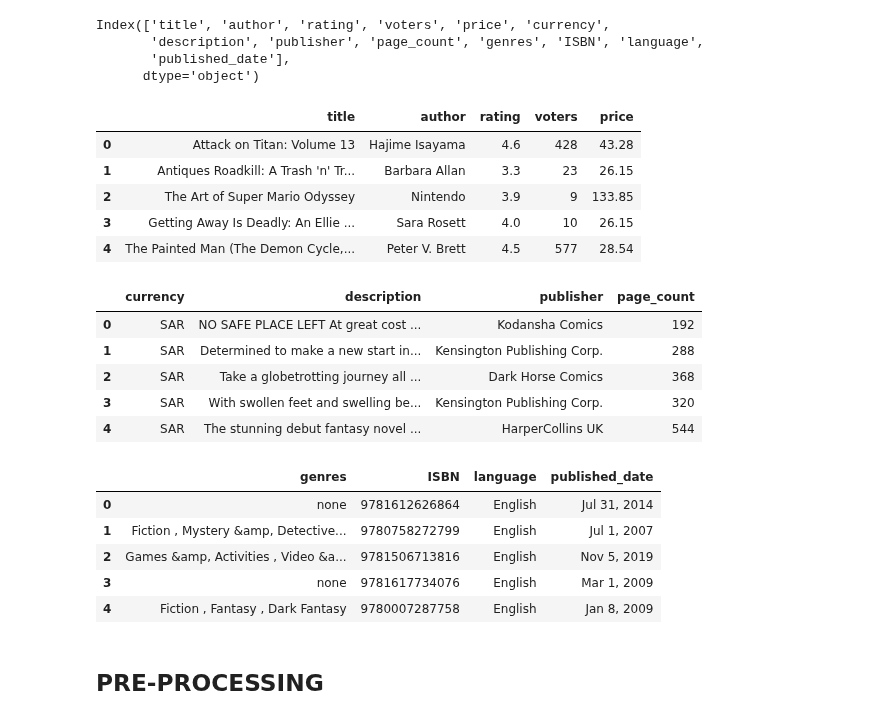
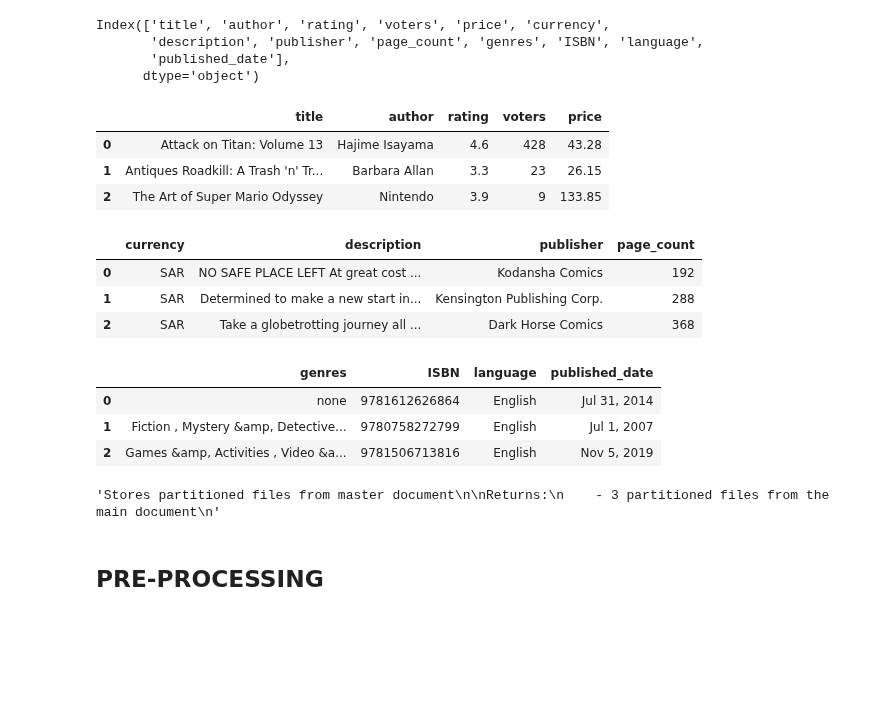
Before and after one commit to bigmikecreates/nlp-practice, a Jupyter notebook: src/notebooks/explore.ipynb, the cells around one changed output. Saved outputs shown, nothing was run; the diff lists cells and outputs as text; code cells hidden in the pictures; blank space fills up the shorter version.

```diff
--- a/src/notebooks/explore.ipynb
+++ b/src/notebooks/explore.ipynb
@@ -61,35 +61,54 @@ Index(['title', 'author', 'rating', 'voters', 'price', 'currency',
        'published_date'],
       dtype='object')
 # %%
-doc_p1 = document.head()[['title',"author", "rating", "voters", "price"]]
-doc_p1
+doc_p1 = document[['title',"author", "rating", "voters", "price"]]
+"""Stores the first partition of the document
+
+Columns: 'title',"author", "rating", "voters", "price"
+"""
+
+doc_p1[:3]
 # %% [output]
 |  | title | author | rating | voters | price |
 | 0 | Attack on Titan: Volume 13 | Hajime Isayama | 4.6 | 428 | 43.28 |
 | 1 | Antiques Roadkill: A Trash 'n' Tr... | Barbara Allan | 3.3 | 23 | 26.15 |
 | 2 | The Art of Super Mario Odyssey | Nintendo | 3.9 | 9 | 133.85 |
-| 3 | Getting Away Is Deadly: An Ellie ... | Sara Rosett | 4.0 | 10 | 26.15 |
-| 4 | The Painted Man (The Demon Cycle,... | Peter V. Brett | 4.5 | 577 | 28.54 |
 # %%
-doc_p2 = document.head()[["currency", "description", "publisher", "page_count"]]
-doc_p2
+doc_p2 = document[["currency", "description", "publisher", "page_count"]]
+"""Stores the second partition of the document
+
+Columns: "currency", "description", "publisher", "page_count"
+"""
+
+doc_p2[:3]
 # %% [output]
 |  | currency | description | publisher | page_count |
 | 0 | SAR | NO SAFE PLACE LEFT At great cost ... | Kodansha Comics | 192 |
 | 1 | SAR | Determined to make a new start in... | Kensington Publishing Corp. | 288 |
 | 2 | SAR | Take a globetrotting journey all ... | Dark Horse Comics | 368 |
-| 3 | SAR | With swollen feet and swelling be... | Kensington Publishing Corp. | 320 |
-| 4 | SAR | The stunning debut fantasy novel ... | HarperCollins UK | 544 |
 # %%
-doc_p3 = document.head()[["genres", 'ISBN', 'language', 'published_date']]
-doc_p3
+doc_p3 = document[["genres", 'ISBN', 'language', 'published_date']]
+"""Stores the third partition of the document
+
+Columns: "genres", 'ISBN', 'language', 'published_date'
+"""
+
+doc_p3[:3]
 # %% [output]
 |  | genres | ISBN | language | published_date |
 | 0 | none | 9781612626864 | English | Jul 31, 2014 |
 | 1 | Fiction , Mystery &amp, Detective... | 9780758272799 | English | Jul 1, 2007 |
 | 2 | Games &amp, Activities , Video &a... | 9781506713816 | English | Nov 5, 2019 |
-| 3 | none | 9781617734076 | English | Mar 1, 2009 |
-| 4 | Fiction , Fantasy , Dark Fantasy | 9780007287758 | English | Jan 8, 2009 |
+# %%
+joint_partitioned_doc = [doc_p1, doc_p2, doc_p3]
+
+"""Stores partitioned files from master document
+
+Returns:
+    - 3 partitioned files from the main document
+"""
+# %% [output]
+'Stores partitioned files from master document\n\nReturns:\n    - 3 partitioned files from the main document\n'
 # %% [markdown]
 ## PRE-PROCESSING
 # %% [markdown]
```
Also changed, not shown: parts of 5 cells of this notebook.
